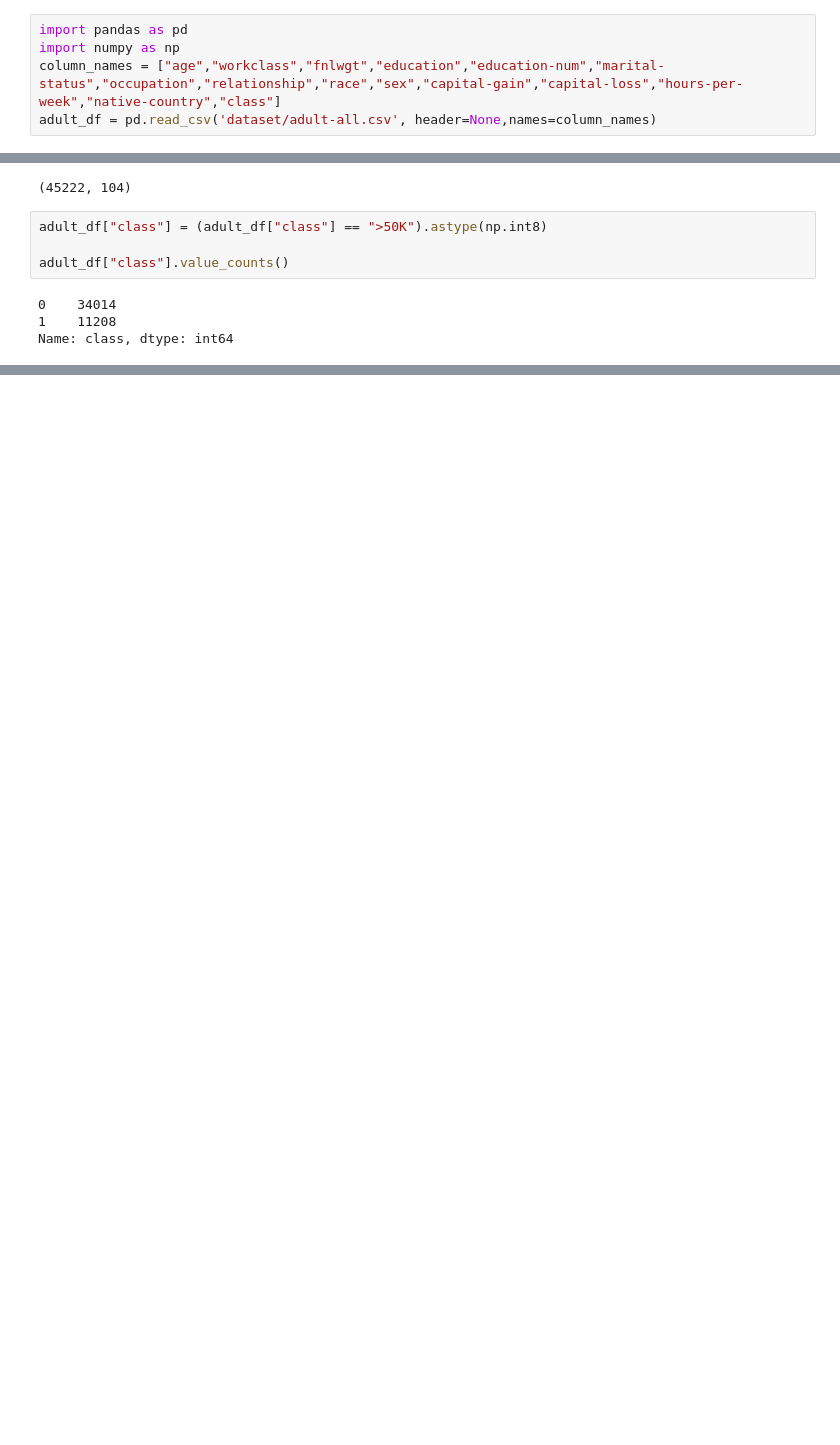
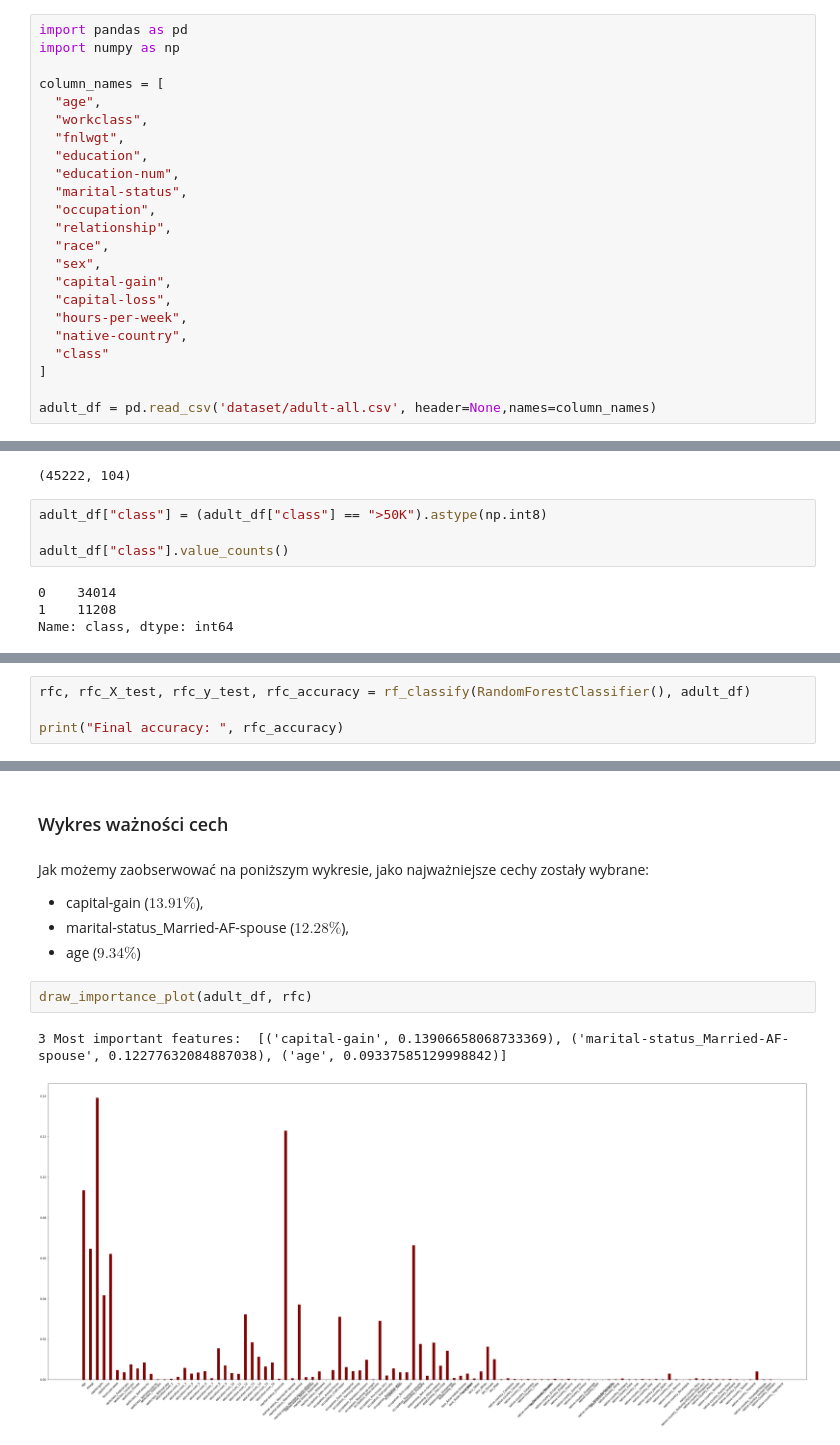
Before and after one commit to MatiPl01/artificial-intelligence-basics, a Jupyter notebook: lab4/lab4.ipynb, the cells around one changed output, grey strips where cells are left out. Cells and saved outputs as stored; diff of their text form; blank space fills up the shorter version.

```diff
--- a/lab4/lab4.ipynb
+++ b/lab4/lab4.ipynb
@@ -13,7 +9,25 @@ W pierwszej kolejności wczytamy dane ze zbiorów danych, na których będziemy
 # %%
 import pandas as pd
 import numpy as np
-column_names = ["age","workclass","fnlwgt","education","education-num","marital-status","occupation","relationship","race","sex","capital-gain","capital-loss","hours-per-week","native-country","class"]
+
+column_names = [
+  "age",
+  "workclass",
+  "fnlwgt",
+  "education",
+  "education-num",
+  "marital-status",
+  "occupation",
+  "relationship",
+  "race",
+  "sex",
+  "capital-gain",
+  "capital-loss",
+  "hours-per-week",
+  "native-country",
+  "class"
+]
+
 adult_df = pd.read_csv('dataset/adult-all.csv', header=None,names=column_names)
 # %% [markdown]
 Zobaczmy, czy dane zostały prawidłowo wczytane (czy zgadzają się typy danych)
@@ -279,0 +288,4 @@ Most important features:  [('capital-gain', 0.13906658068733369), ('marital-stat
+# %%
+rfc, rfc_X_test, rfc_y_test, rfc_accuracy = rf_classify(RandomForestClassifier(), adult_df)
+
+print("Final accuracy: ", rfc_accuracy)
@@ -279,0 +301,12 @@ Most important features:  [('capital-gain', 0.13906658068733369), ('marital-stat
+# %% [markdown]
+### Wykres ważności cech
+# %% [markdown]
+Jak możemy zaobserwować na poniższym wykresie, jako najważniejsze cechy zostały wybrane:
+- capital-gain ($13.91\%$),
+- marital-status_Married-AF-spouse ($12.28\%$),
+- age ($9.34\%$)
+# %%
+draw_importance_plot(adult_df, rfc)
+# %% [output]
+3 Most important features:  [('capital-gain', 0.13906658068733369), ('marital-status_Married-AF-spouse', 0.12277632084887038), ('age', 0.09337585129998842)]
+[figure, added]
```
Also changed, not shown: parts of 48 cells of this notebook, 1 other file.
